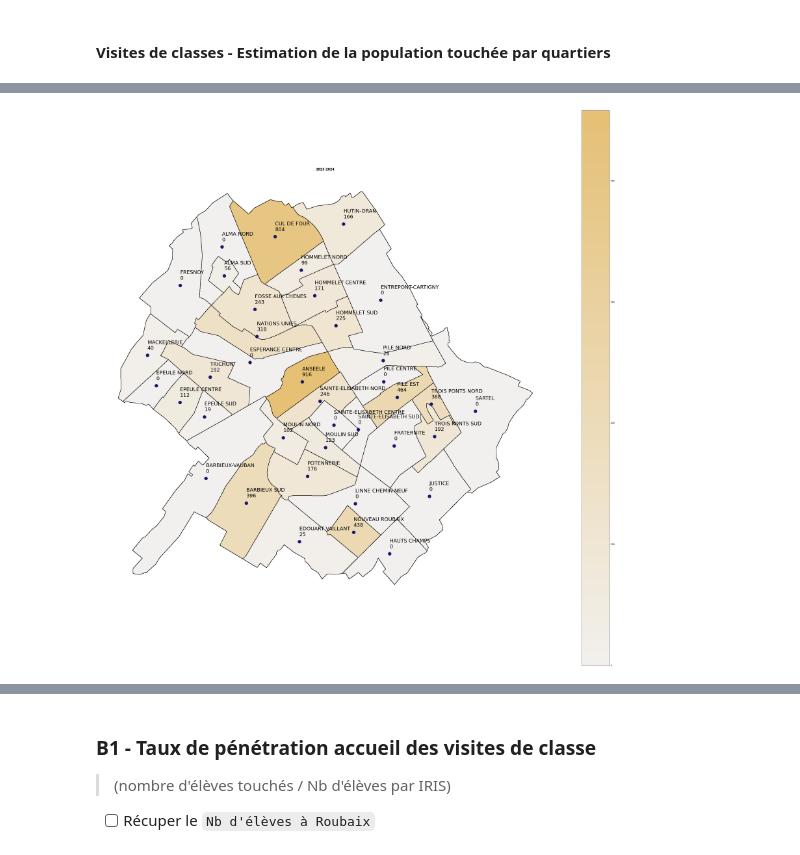
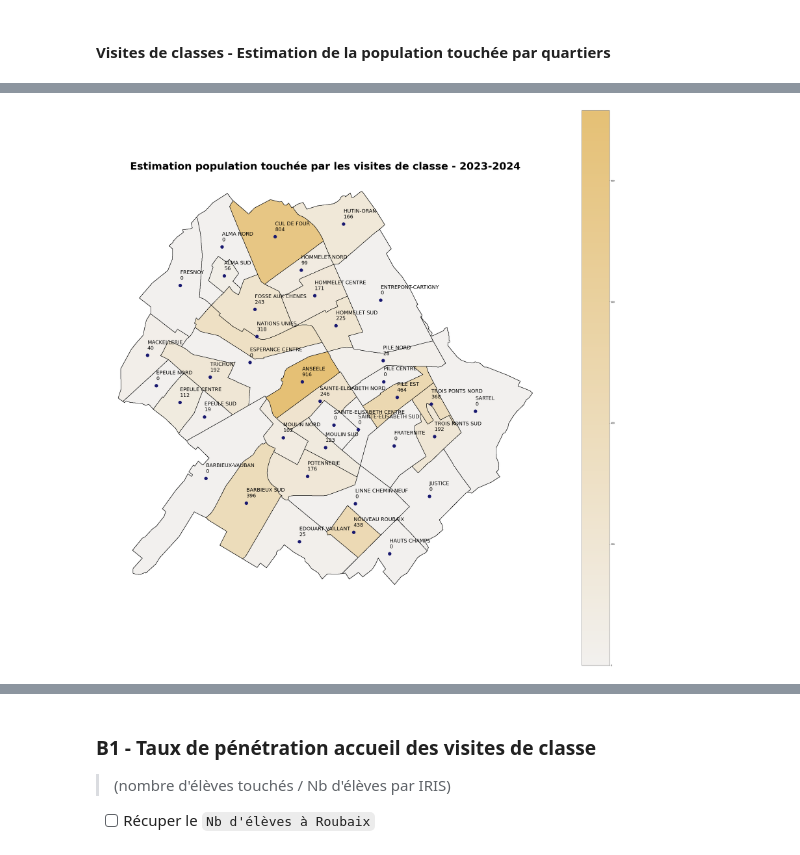
Before and after one commit to medrbx/kibini2, a Jupyter notebook: kibini/notebook_kibini2_med_quels_publics_action_culturelle.ipynb, the cells around one changed output, grey strips where cells are left out. Drawn from its saved outputs; the diff is of its cells as text; code cells hidden in the pictures.

```diff
--- a/kibini/notebook_kibini2_med_quels_publics_action_culturelle.ipynb
+++ b/kibini/notebook_kibini2_med_quels_publics_action_culturelle.ipynb
@@ -823,32 +839,32 @@ base = scolaires_carto_PopTouchee_cleaned.plot(figsize=(50,50),
                                  legend=True,
                                  #column='',
                                  column='2023-2024',
                                  #cmap='YlGnBu',
                                  cmap=sns.color_palette(f"light:{lgp.color2}", as_cmap=True),
                                  edgecolors='black'
                                 )
 
 for x, y, label,s in zip(scolaires_carto_PopTouchee_cleaned.geometry.centroid.x,
                            scolaires_carto_PopTouchee_cleaned.geometry.centroid.y,
                            scolaires_carto_PopTouchee_cleaned['nom_iris'],
                            scolaires_carto_PopTouchee_cleaned['2023-2024']
 
                           ):
     plt.text(x, y, f'{label}\n{int(s)}\n',
              fontsize=25)
 
 
 scolaires_carto_PopTouchee_cleaned.geometry.centroid.plot(ax=base,
                                             marker='o',markersize=250,
                                             color=lgp.color3,
                                             #legend=True,
                                             #column='point_quartier',
                                             #column='2023-2024',
                                             #edgecolors='black'
                                 )
 
 plt.axis('off')
-plt.title("2023-2024")
+plt.title(f"{title_carto_visites} - 2023-2024",fontsize=50)
 plt.show()
 # %% [output]
-[figure, old version]
+[figure, new version]
```
Also changed, not shown: parts of 20 cells of this notebook.
